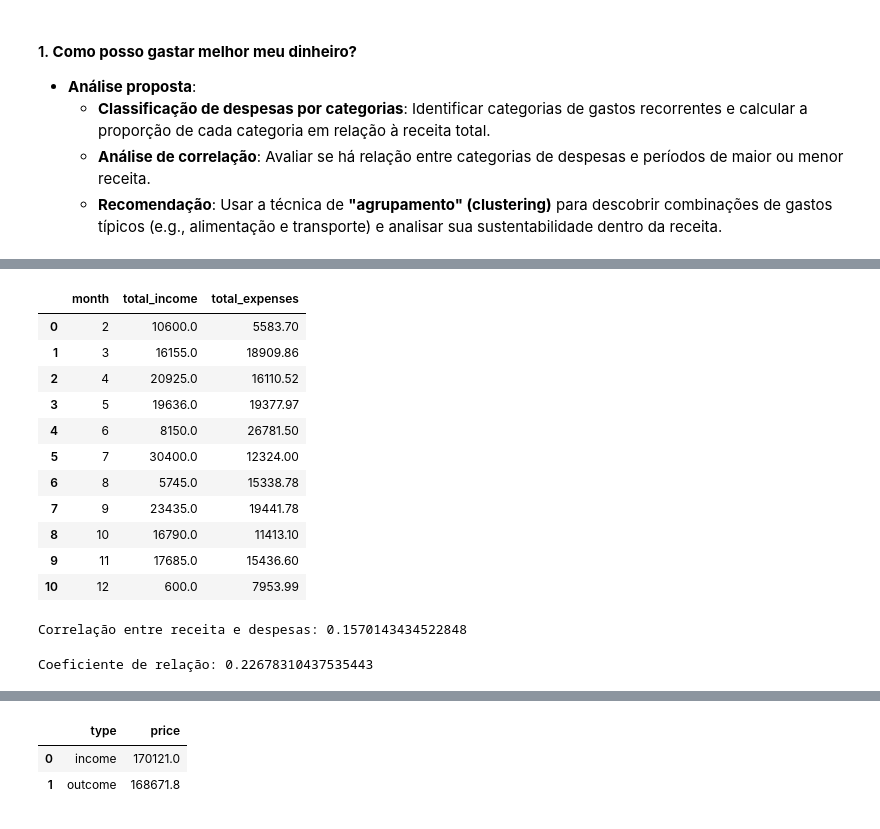
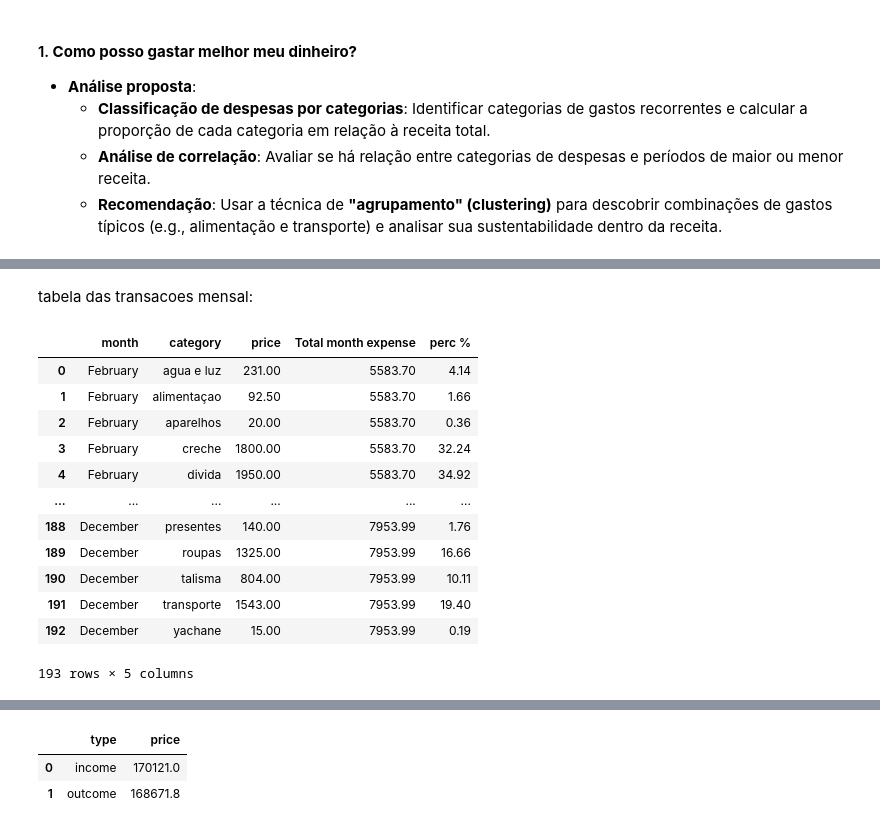
Before and after one commit to talisma-cassoma/ourmoney.desktop, a Jupyter notebook: Exploratory_Data_Analysis.ipynb, the cells around one changed output, grey strips where cells are left out. Cells and saved outputs as stored; diff of their text form; code cells hidden in the pictures.

```diff
--- a/Exploratory_Data_Analysis.ipynb
+++ b/Exploratory_Data_Analysis.ipynb
@@ -94,37 +27,2 @@ plt.show()
-# %%
-# Consolidar despesas por mês
-total_expenses_by_month = df_Transactions[df_Transactions['type'] == 'outcome'].groupby('month')['price'].sum().reset_index(name='total_expenses')
-
-# Mesclar com receitas
-analysis_data = income_by_month.merge(total_expenses_by_month, on='month', how='left')
-analysis_data
-# %% [output]
-|  | month | total_income | total_expenses |
-| 0 | 2 | 10600.0 | 5583.70 |
-| 1 | 3 | 16155.0 | 18909.86 |
-| 2 | 4 | 20925.0 | 16110.52 |
-| 3 | 5 | 19636.0 | 19377.97 |
-| 4 | 6 | 8150.0 | 26781.50 |
-| 5 | 7 | 30400.0 | 12324.00 |
-| 6 | 8 | 5745.0 | 15338.78 |
-| 7 | 9 | 23435.0 | 19441.78 |
-| 8 | 10 | 16790.0 | 11413.10 |
-| 9 | 11 | 17685.0 | 15436.60 |
-| 10 | 12 | 600.0 | 7953.99 |
-# %%
-correlation = analysis_data['total_income'].corr(analysis_data['total_expenses'])
-print(f"Correlação entre receita e despesas: {correlation}")
-# %% [output]
-Correlação entre receita e despesas: 0.1570143434522848
-# %%
-from sklearn.linear_model import LinearRegression
-import numpy as np
-
-# Modelo simples de regressão
-X = np.array(analysis_data['total_expenses']).reshape(-1, 1)
-y = np.array(analysis_data['total_income'])
-model = LinearRegression().fit(X, y)
-
-print(f"Coeficiente de relação: {model.coef_[0]}")
-# %% [output]
-Coeficiente de relação: 0.22678310437535443
+# %% [markdown]
+tabela das transacoes mensal:
@@ -130,0 +31,40 @@ Coeficiente de relação: 0.22678310437535443
+# %%
+ # Verifica se a coluna 'createdAt' está no formato de string
+df_Transactions['createdAt'] = pd.to_datetime(df_Transactions['createdAt'], format='%d-%m-%Y', errors='coerce')
+# Cria a nova coluna 'month' com o número do mês
+df_Transactions['month'] = df_Transactions['createdAt'].dt.month
+
+# Despesas por mês e categoria
+expenses_by_month = df_Transactions[df_Transactions['type'] == 'outcome'].groupby(['month', 'category'])['price'].sum().reset_index()
+
+# Receita por mês
+df_total_by_month = df_Transactions[df_Transactions['type'] == 'outcome'].groupby('month')['price'].sum().reset_index(name='Total month expense')
+
+df_total_by_month['perc %'] = (df_total_by_month['Total month expense'] / expenses_by_month['price']) * 100
+# Unir as informações
+expenses_by_month = expenses_by_month.merge(df_total_by_month, on='month', how='left')
+
+# Calcular a porcentagem de cada categoria dentro do total mensal
+expenses_by_month['perc %'] = (expenses_by_month['price'] / expenses_by_month['Total month expense']) * 100
+
+# Map numeric months to alphabetic format
+month_map = {
+        1: 'January', 2: 'February', 3: 'March', 4: 'April', 5: 'May', 6: 'June',
+        7: 'July', 8: 'August', 9: 'September', 10: 'October', 11: 'November', 12: 'December'
+    }
+expenses_by_month['month'] = expenses_by_month['month'].map(month_map)
+expenses_by_month
+# %% [output]
+|  | month | category | price | Total month expense | perc % |
+| 0 | February | agua e luz | 231.00 | 5583.70 | 4.14 |
+| 1 | February | alimentaçao | 92.50 | 5583.70 | 1.66 |
+| 2 | February | aparelhos | 20.00 | 5583.70 | 0.36 |
+| 3 | February | creche | 1800.00 | 5583.70 | 32.24 |
+| 4 | February | divida | 1950.00 | 5583.70 | 34.92 |
+| ... | ... | ... | ... | ... | ... |
+| 188 | December | presentes | 140.00 | 7953.99 | 1.76 |
+| 189 | December | roupas | 1325.00 | 7953.99 | 16.66 |
+| 190 | December | talisma | 804.00 | 7953.99 | 10.11 |
+| 191 | December | transporte | 1543.00 | 7953.99 | 19.40 |
+| 192 | December | yachane | 15.00 | 7953.99 | 0.19 |
+193 rows × 5 columns
```
Also changed, not shown: parts of 7 cells of this notebook.
